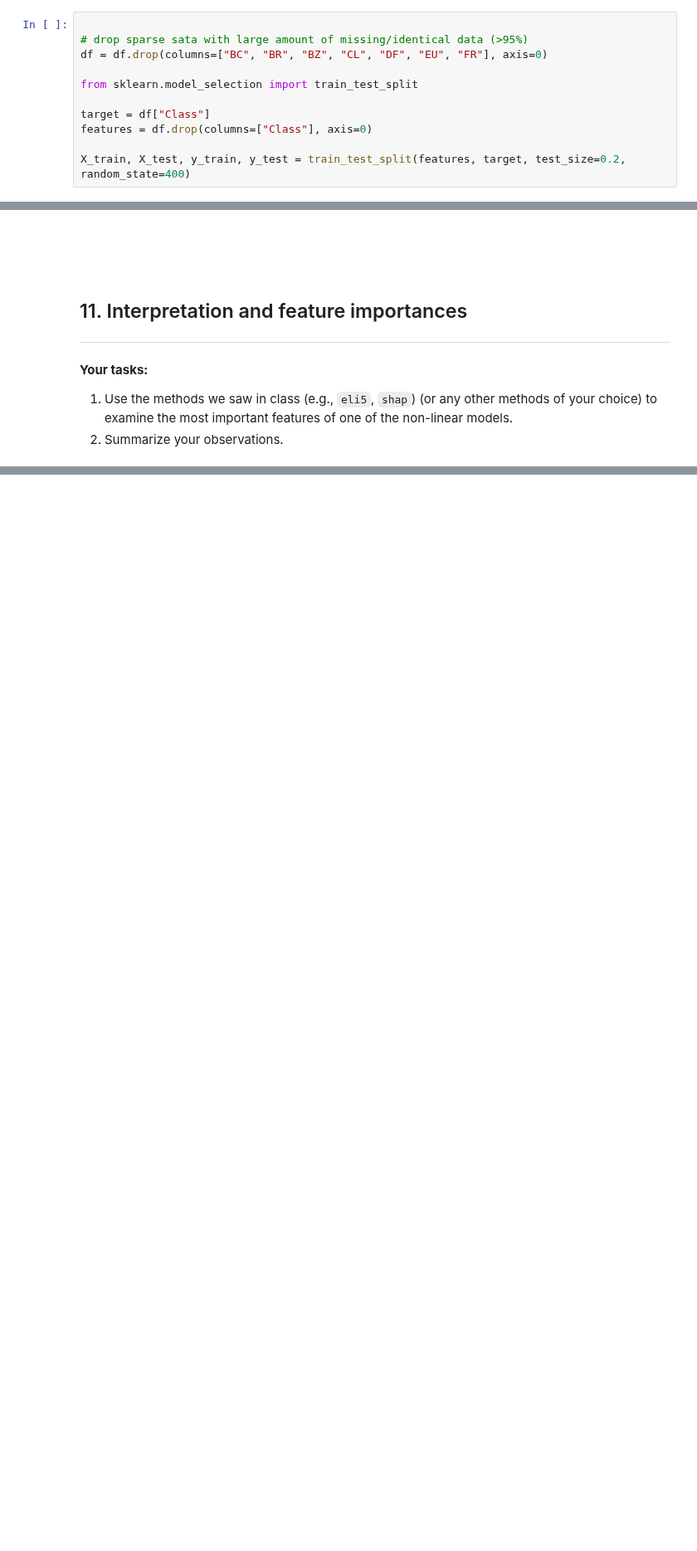
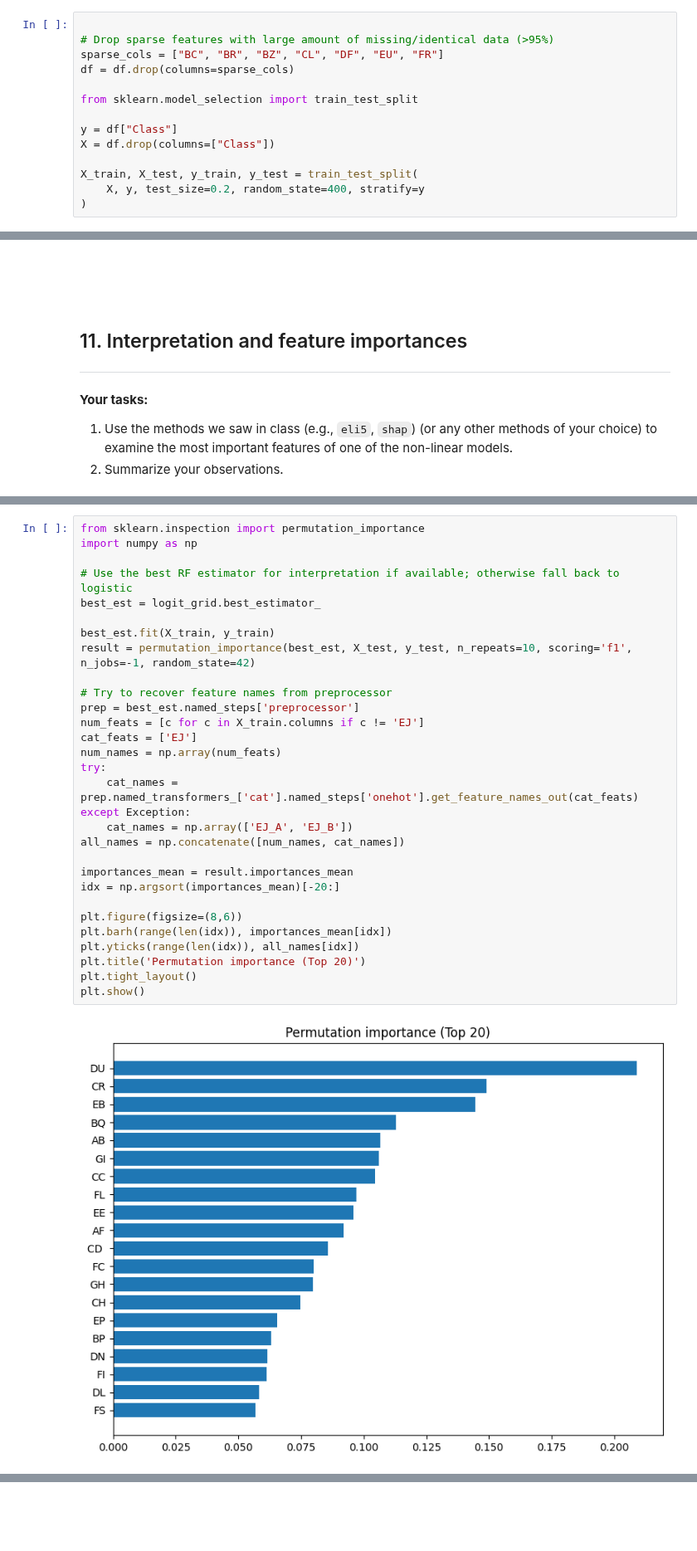
Before and after one commit to greatbabyred/CS4320-Project, a Jupyter notebook: template.ipynb, the cells around one changed output, grey strips where cells are left out. Shown at 83% size. Saved outputs shown, nothing was run; the diff lists cells and outputs as text; blank space fills up the shorter version.

```diff
--- a/template.ipynb
+++ b/template.ipynb
@@ -90,15 +117,18 @@ display(df.info())
 1. Split the data into train and test portions.
 # %%
 
-# drop sparse sata with large amount of missing/identical data (>95%)
-df = df.drop(columns=["BC", "BR", "BZ", "CL", "DF", "EU", "FR"], axis=0)
+# Drop sparse features with large amount of missing/identical data (>95%)
+sparse_cols = ["BC", "BR", "BZ", "CL", "DF", "EU", "FR"]
+df = df.drop(columns=sparse_cols)
 
 from sklearn.model_selection import train_test_split
 
-target = df["Class"]
-features = df.drop(columns=["Class"], axis=0)
+y = df["Class"]
+X = df.drop(columns=["Class"])
 
-X_train, X_test, y_train, y_test = train_test_split(features, target, test_size=0.2, random_state=400)
+X_train, X_test, y_train, y_test = train_test_split(
+    X, y, test_size=0.2, random_state=400, stratify=y
+)
 # %% [markdown]
 <!-- END QUESTION -->
 
@@ -270,0 +438,32 @@ _Type your answer here, replacing this text._
+# %%
+from sklearn.inspection import permutation_importance
+import numpy as np
+
+# Use the best RF estimator for interpretation if available; otherwise fall back to logistic
+best_est = logit_grid.best_estimator_
+
+best_est.fit(X_train, y_train)
+result = permutation_importance(best_est, X_test, y_test, n_repeats=10, scoring='f1', n_jobs=-1, random_state=42)
+
+# Try to recover feature names from preprocessor
+prep = best_est.named_steps['preprocessor']
+num_feats = [c for c in X_train.columns if c != 'EJ']
+cat_feats = ['EJ']
+num_names = np.array(num_feats)
+try:
+    cat_names = prep.named_transformers_['cat'].named_steps['onehot'].get_feature_names_out(cat_feats)
+except Exception:
+    cat_names = np.array(['EJ_A', 'EJ_B'])
+all_names = np.concatenate([num_names, cat_names])
+
+importances_mean = result.importances_mean
+idx = np.argsort(importances_mean)[-20:]
+
+plt.figure(figsize=(8,6))
+plt.barh(range(len(idx)), importances_mean[idx])
+plt.yticks(range(len(idx)), all_names[idx])
+plt.title('Permutation importance (Top 20)')
+plt.tight_layout()
+plt.show()
+# %% [output]
+[figure, added]
```
Also changed, not shown: parts of 28 cells of this notebook.
